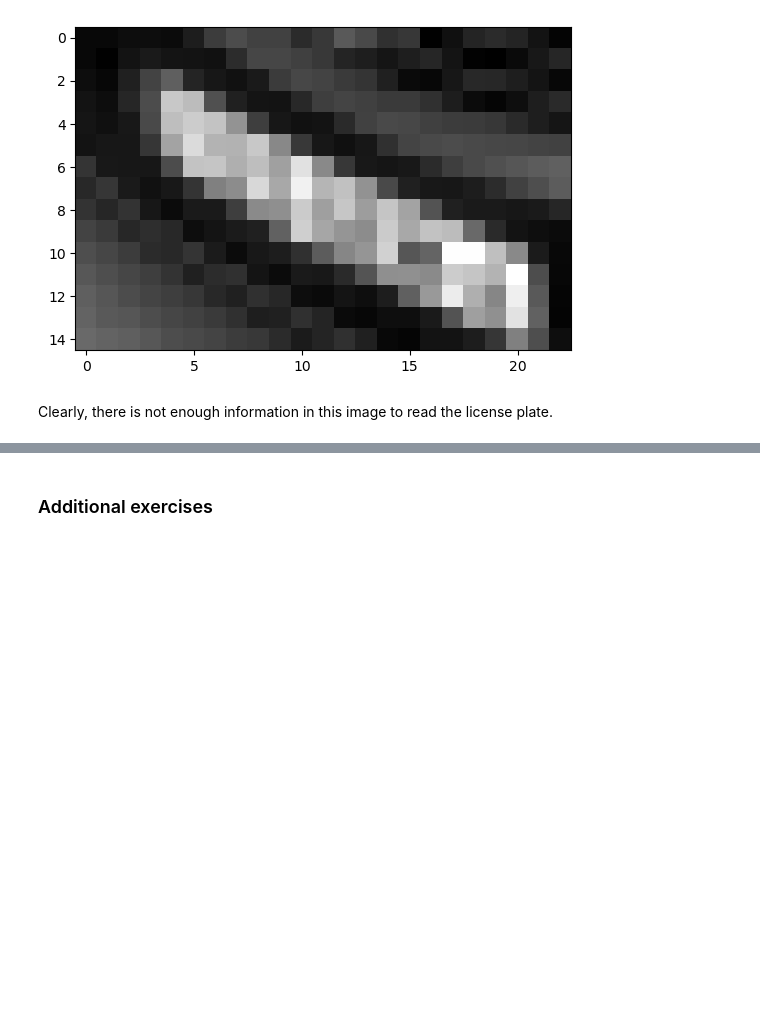
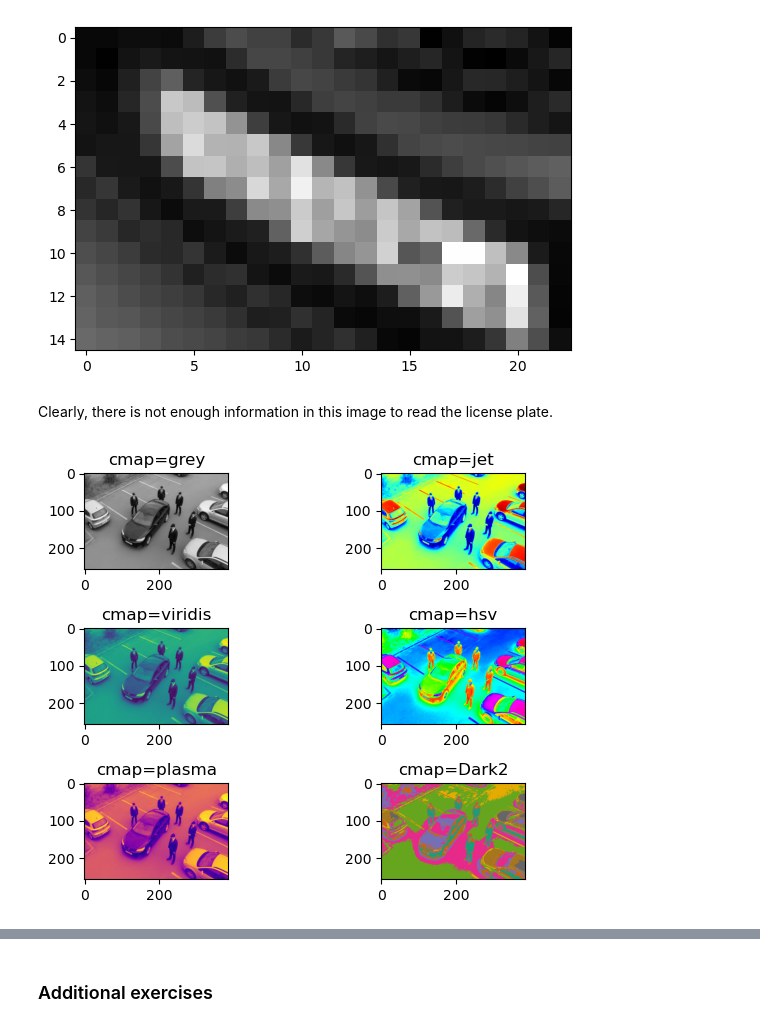
Before and after one commit to Jintram/Workshop_Py_image-analysis_2025, a Jupyter notebook: Answers/Bioimage-analysis_02_answers.ipynb, the cells around one changed output, grey strips where cells are left out. Cells and saved outputs as stored; diff of their text form; code cells hidden in the pictures; blank space fills up the shorter version.

```diff
--- a/Answers/Bioimage-analysis_02_answers.ipynb
+++ b/Answers/Bioimage-analysis_02_answers.ipynb
@@ -43,3 +42,24 @@ _ = plt.imshow(img_small[710//4:770//4, 430//4:520//4], cmap='grey')
 [figure]
 # %% [markdown]
 Clearly, there is not enough information in this image to read the license plate.
+# %%
+# Different cmaps
+# Google for "python cmap"
+# Find: https://matplotlib.org/stable/users/explain/colors/colormaps.html
+
+fig, ax = plt.subplots(3,2)
+_= ax[0,0].imshow(img_small, cmap='grey')
+_= ax[0,0].set_title('cmap=grey')
+_= ax[1,0].imshow(img_small, cmap='viridis')
+_= ax[1,0].set_title('cmap=viridis')
+_= ax[2,0].imshow(img_small, cmap='plasma')
+_= ax[2,0].set_title('cmap=plasma')
+_= ax[0,1].imshow(img_small, cmap='jet')
+_= ax[0,1].set_title('cmap=jet')
+_= ax[1,1].imshow(img_small, cmap='hsv')
+_= ax[1,1].set_title('cmap=hsv')
+_= ax[2,1].imshow(img_small, cmap='Dark2')
+_= ax[2,1].set_title('cmap=Dark2')
+plt.tight_layout()
+# %% [output]
+[figure, added]
```
Also changed, not shown: parts of 7 cells of this notebook, 12 other files.
